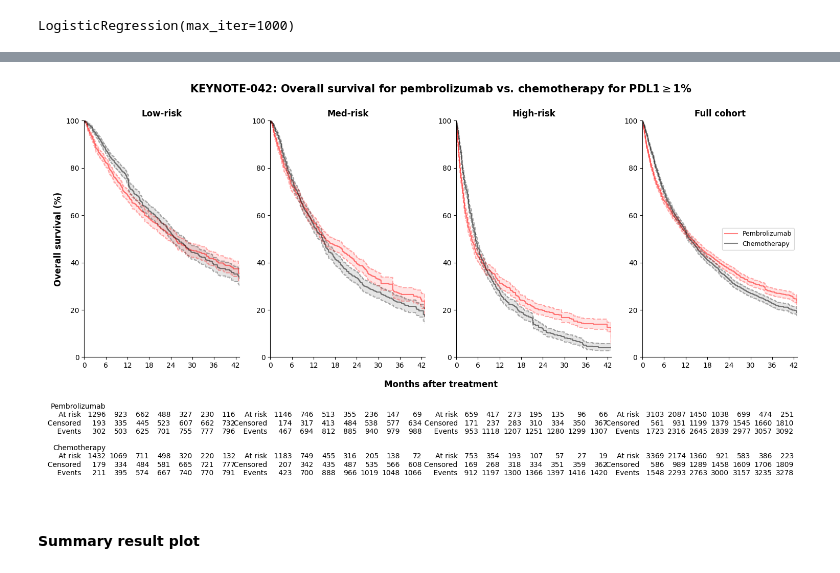
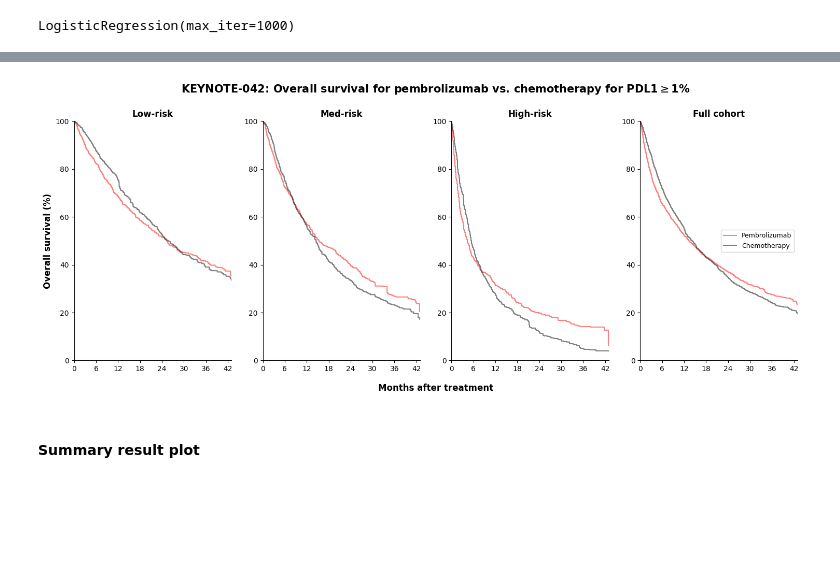
Before and after one commit to xavier-orcutt/TrialTranslator-notebooks, a Jupyter notebook: lung/rtrials_wt3r_33c.ipynb, the cells around one changed output, grey strips where cells are left out. Drawn from its saved outputs; the diff is of its cells as text; code cells hidden in the pictures; blank space fills up the shorter version.

Commit message:
updated IPTW for ALL group

```diff
--- a/lung/rtrials_wt3r_33c.ipynb
+++ b/lung/rtrials_wt3r_33c.ipynb
@@ -698,10 +720,12 @@ LogisticRegression(max_iter=1000)
 pred_low = lr_042_low.predict_proba(key_042_low_x)
 pred_med = lr_042_med.predict_proba(key_042_med_x)
 pred_high = lr_042_high.predict_proba(key_042_high_x)
+pred_all = lr_042_all.predict_proba(key_042_all_x)
 # %%
 key_042_iptw_low['ps'] = pred_low[:, 1]
 key_042_iptw_med['ps'] = pred_med[:, 1]
 key_042_iptw_high['ps'] = pred_high[:, 1]
+key_042_iptw_all['ps'] = pred_all[:, 1]
 # %%
 key_042_iptw_low['weight'] = (
     np.where(key_042_iptw_low['pembro'] == 1, 1/key_042_iptw_low['ps'], 1/(1 - key_042_iptw_low['ps'])))
@@ -711,8 +735,9 @@ key_042_iptw_med['weight'] = (
 
 key_042_iptw_high['weight'] = (
     np.where(key_042_iptw_high['pembro'] == 1, 1/key_042_iptw_high['ps'], 1/(1 - key_042_iptw_high['ps'])))
+
+key_042_iptw_all['weight'] = (
+    np.where(key_042_iptw_all['pembro'] == 1, 1/key_042_iptw_all['ps'], 1/(1 - key_042_iptw_all['ps'])))
-# %%
-key_042_iptw_all = pd.concat([key_042_iptw_low, key_042_iptw_med, key_042_iptw_high])
 # %%
 # Low KM curves
 kmf_low_pembro_042_iptw = KaplanMeierFitter()
@@ -782,14 +807,8 @@ fig = plt.figure(figsize=(18, 6))
 plt.subplot(1, 4, 1)
 
 plt.step(kmf_low_pembro_042_iptw.timeline, kmf_low_pembro_042_iptw.survival_function_.values*100, color = 'red', alpha = 0.5)
-plt.step(kmf_low_pembro_042_iptw.confidence_interval_.index, np.array(kmf_low_pembro_042_iptw.confidence_interval_['KM_estimate_upper_0.95'])*100, linestyle = '--', color = 'red', alpha = 0.3)
-plt.step(kmf_low_pembro_042_iptw.confidence_interval_.index, np.array(kmf_low_pembro_042_iptw.confidence_interval_['KM_estimate_lower_0.95'])*100, linestyle = '--', color = 'red', alpha = 0.3)
-plt.fill_between(kmf_low_pembro_042_iptw.timeline, np.array(kmf_low_pembro_042_iptw.confidence_interval_['KM_estimate_upper_0.95'])*100, np.array(kmf_low_pembro_042_iptw.confidence_interval_['KM_estimate_lower_0.95'])*100, facecolor = 'red', alpha = 0.1)
 
 plt.step(kmf_low_plat_042_iptw.timeline, kmf_low_plat_042_iptw.survival_function_.values*100, color = 'black', alpha = 0.5)
-plt.step(kmf_low_plat_042_iptw.confidence_interval_.index, np.array(kmf_low_plat_042_iptw.confidence_interval_['KM_estimate_upper_0.95'])*100, linestyle = '--', color = 'black', alpha = 0.3)
-plt.step(kmf_low_plat_042_iptw.confidence_interval_.index, np.array(kmf_low_plat_042_iptw.confidence_interval_['KM_estimate_lower_0.95'])*100, linestyle = '--', color = 'black', alpha = 0.3)
-plt.fill_between(kmf_low_plat_042_iptw.timeline, np.array(kmf_low_plat_042_iptw.confidence_interval_['KM_estimate_upper_0.95'])*100, np.array(kmf_low_plat_042_iptw.confidence_interval_['KM_estimate_lower_0.95'])*100, facecolor = 'black', alpha = 0.1)
 
 plt.xticks(np.arange(0, 43, 6))
 plt.xlim(0, 43)
@@ -801,20 +820,12 @@ plt.ylabel('Overall survival (%)', size = 12, weight = 'bold')
 plt.gca().spines['top'].set_visible(False)
 plt.gca().spines['right'].set_visible(False)
 
-add_at_risk_counts(kmf_low_pembro_042_iptw, kmf_low_plat_042_iptw, ypos = -0.8, xticks = np.arange(6, 43, 6), labels = ['Pembrolizumab', 'Chemotherapy'])
-
 # Plot survival curves for med risk group.
 plt.subplot(1, 4, 2)
 
 plt.step(kmf_med_pembro_042_iptw.timeline, kmf_med_pembro_042_iptw.survival_function_.values*100, color = 'red', alpha = 0.5)
-plt.step(kmf_med_pembro_042_iptw.confidence_interval_.index, np.array(kmf_med_pembro_042_iptw.confidence_interval_['KM_estimate_upper_0.95'])*100, linestyle = '--', color = 'red', alpha = 0.3)
-plt.step(kmf_med_pembro_042_iptw.confidence_interval_.index, np.array(kmf_med_pembro_042_iptw.confidence_interval_['KM_estimate_lower_0.95'])*100, linestyle = '--', color = 'red', alpha = 0.3)
-plt.fill_between(kmf_med_pembro_042_iptw.timeline, np.array(kmf_med_pembro_042_iptw.confidence_interval_['KM_estimate_upper_0.95'])*100, np.array(kmf_med_pembro_042_iptw.confidence_interval_['KM_estimate_lower_0.95'])*100, facecolor = 'red', alpha = 0.1)
 
 plt.step(kmf_med_plat_042_iptw.timeline, kmf_med_plat_042_iptw.survival_function_.values*100, color = 'black', alpha = 0.5)
-plt.step(kmf_med_plat_042_iptw.confidence_interval_.index, np.array(kmf_med_plat_042_iptw.confidence_interval_['KM_estimate_upper_0.95'])*100, linestyle = '--', color = 'black', alpha = 0.3)
-plt.step(kmf_med_plat_042_iptw.confidence_interval_.index, np.array(kmf_med_plat_042_iptw.confidence_interval_['KM_estimate_lower_0.95'])*100, linestyle = '--', color = 'black', alpha = 0.3)
-plt.fill_between(kmf_med_plat_042_iptw.timeline, np.array(kmf_med_plat_042_iptw.confidence_interval_['KM_estimate_upper_0.95'])*100, np.array(kmf_med_plat_042_iptw.confidence_interval_['KM_estimate_lower_0.95'])*100, facecolor = 'black', alpha = 0.1)
 
 plt.xticks(np.arange(0, 43, 6))
 plt.xlim(0, 43)
@@ -825,20 +836,12 @@ plt.title('Med-risk', weight = 'bold')
 plt.gca().spines['top'].set_visible(False)
 plt.gca().spines['right'].set_visible(False)
 
-add_at_risk_counts(kmf_med_pembro_042_iptw, kmf_med_plat_042_iptw, ypos = -0.8, xticks = np.arange(6, 43, 6), labels = [' ', ' '])
-
 # Plot survival curves by treatment for high risk group.
 plt.subplot(1, 4, 3)
 
 plt.step(kmf_high_pembro_042_iptw.timeline, kmf_high_pembro_042_iptw.survival_function_.values*100, color = 'red', alpha = 0.5)
-plt.step(kmf_high_pembro_042_iptw.confidence_interval_.index, np.array(kmf_high_pembro_042_iptw.confidence_interval_['KM_estimate_upper_0.95'])*100, linestyle = '--', color = 'red', alpha = 0.3)
-plt.step(kmf_high_pembro_042_iptw.confidence_interval_.index, np.array(kmf_high_pembro_042_iptw.confidence_interval_['KM_estimate_lower_0.95'])*100, linestyle = '--', color = 'red', alpha = 0.3)
-plt.fill_between(kmf_high_pembro_042_iptw.timeline, np.array(kmf_high_pembro_042_iptw.confidence_interval_['KM_estimate_upper_0.95'])*100, np.array(kmf_high_pembro_042_iptw.confidence_interval_['KM_estimate_lower_0.95'])*100, facecolor = 'red', alpha = 0.1)
 
 plt.step(kmf_high_plat_042_iptw.timeline, kmf_high_plat_042_iptw.survival_function_.values*100, color = 'black', alpha = 0.5)
-plt.step(kmf_high_plat_042_iptw.confidence_interval_.index[:-1], (np.array(kmf_high_plat_042_iptw.confidence_interval_['KM_estimate_upper_0.95'])*100)[:-1], linestyle = '--', color = 'black', alpha = 0.3)
-plt.step(kmf_high_plat_042_iptw.confidence_interval_.index[:-1], (np.array(kmf_high_plat_042_iptw.confidence_interval_['KM_estimate_lower_0.95'])*100)[:-1], linestyle = '--', color = 'black', alpha = 0.3)
-plt.fill_between(kmf_high_plat_042_iptw.timeline[:-1], (np.array(kmf_high_plat_042_iptw.confidence_interval_['KM_estimate_upper_0.95'])*100)[:-1], (np.array(kmf_high_plat_042_iptw.confidence_interval_['KM_estimate_lower_0.95'])*100)[:-1], facecolor = 'black', alpha = 0.1)
 
 plt.xticks(np.arange(0, 43, 6))
 plt.xlim(0, 43)
@@ -847,44 +850,34 @@ plt.ylim(0, 100)
 plt.title('High-risk', weight = 'bold')
 
 plt.gca().spines['top'].set_visible(False)
 plt.gca().spines['right'].set_visible(False)
 
-add_at_risk_counts(kmf_high_pembro_042_iptw, kmf_high_plat_042_iptw, ypos = -0.8, xticks = np.arange(6, 43, 6), labels = [' ', ' '])
-
 # Plot survival curves by treatment for all risk group.
 plt.subplot(1, 4, 4)
 
 plt.step(kmf_all_pembro_042_iptw.timeline, kmf_all_pembro_042_iptw.survival_function_.values*100, color = 'red', alpha = 0.5, label = 'Pembrolizumab')
-plt.step(kmf_all_pembro_042_iptw.confidence_interval_.index, np.array(kmf_all_pembro_042_iptw.confidence_interval_['KM_estimate_upper_0.95'])*100, linestyle = '--', color = 'red', alpha = 0.3)
-plt.step(kmf_all_pembro_042_iptw.confidence_interval_.index, np.array(kmf_all_pembro_042_iptw.confidence_interval_['KM_estimate_lower_0.95'])*100, linestyle = '--', color = 'red', alpha = 0.3)
-plt.fill_between(kmf_all_pembro_042_iptw.timeline, np.array(kmf_all_pembro_042_iptw.confidence_interval_['KM_estimate_upper_0.95'])*100, np.array(kmf_all_pembro_042_iptw.confidence_interval_['KM_estimate_lower_0.95'])*100, facecolor = 'red', alpha = 0.1)
 
 plt.step(kmf_all_plat_042_iptw.timeline, kmf_all_plat_042_iptw.survival_function_.values*100, color = 'black', alpha = 0.5, label = 'Chemotherapy')
-plt.step(kmf_all_plat_042_iptw.confidence_interval_.index, np.array(kmf_all_plat_042_iptw.confidence_interval_['KM_estimate_upper_0.95'])*100, linestyle = '--', color = 'black', alpha = 0.3)
-plt.step(kmf_all_plat_042_iptw.confidence_interval_.index, np.array(kmf_all_plat_042_iptw.confidence_interval_['KM_estimate_lower_0.95'])*100, linestyle = '--', color = 'black', alpha = 0.3)
-plt.fill_between(kmf_all_plat_042_iptw.timeline, np.array(kmf_all_plat_042_iptw.confidence_interval_['KM_estimate_upper_0.95'])*100, np.array(kmf_all_plat_042_iptw.confidence_interval_['KM_estimate_lower_0.95'])*100, facecolor = 'black', alpha = 0.1)
 
 plt.xticks(np.arange(0, 43, 6))
 plt.xlim(0, 43)
 plt.ylim(0, 100)
 
 plt.title('Full cohort', weight = 'bold')
 
 plt.gca().spines['top'].set_visible(False)
 plt.gca().spines['right'].set_visible(False)
 
 plt.legend(loc = 'center right', prop = {'size': 9})
 
-add_at_risk_counts(kmf_all_pembro_042_iptw, kmf_all_plat_042_iptw, ypos = -0.8, xticks = np.arange(6, 43, 6), labels = [' ', ' '])
-
 fig.add_subplot(1, 1, 1, frameon = False)
 plt.tick_params(labelcolor = 'none', which = 'both', top = False, bottom = False, left = False, right = False)
 plt.xlabel('Months after treatment', labelpad = 15, size = 12, weight = 'bold')
 plt.title(r'KEYNOTE-042: Overall survival for pembrolizumab vs. chemotherapy for PDL1$\geq$1%', pad = 40, size = 15, weight = 'bold')
 
 plt.show()
 # %% [output]
-[figure, old version]
+[figure, new version]
 # %% [markdown]
 #### Summary result plot
 # %%
```
Also changed, not shown: parts of 116 cells of this notebook, 2 other files.
